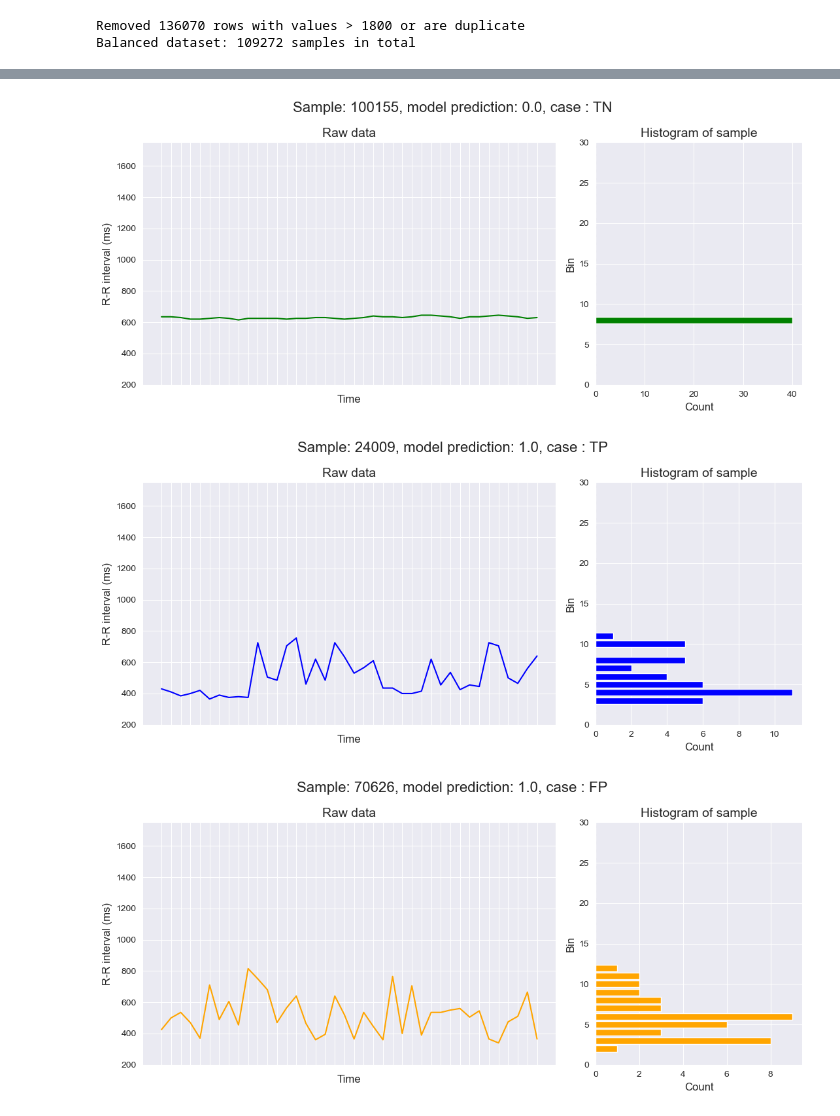
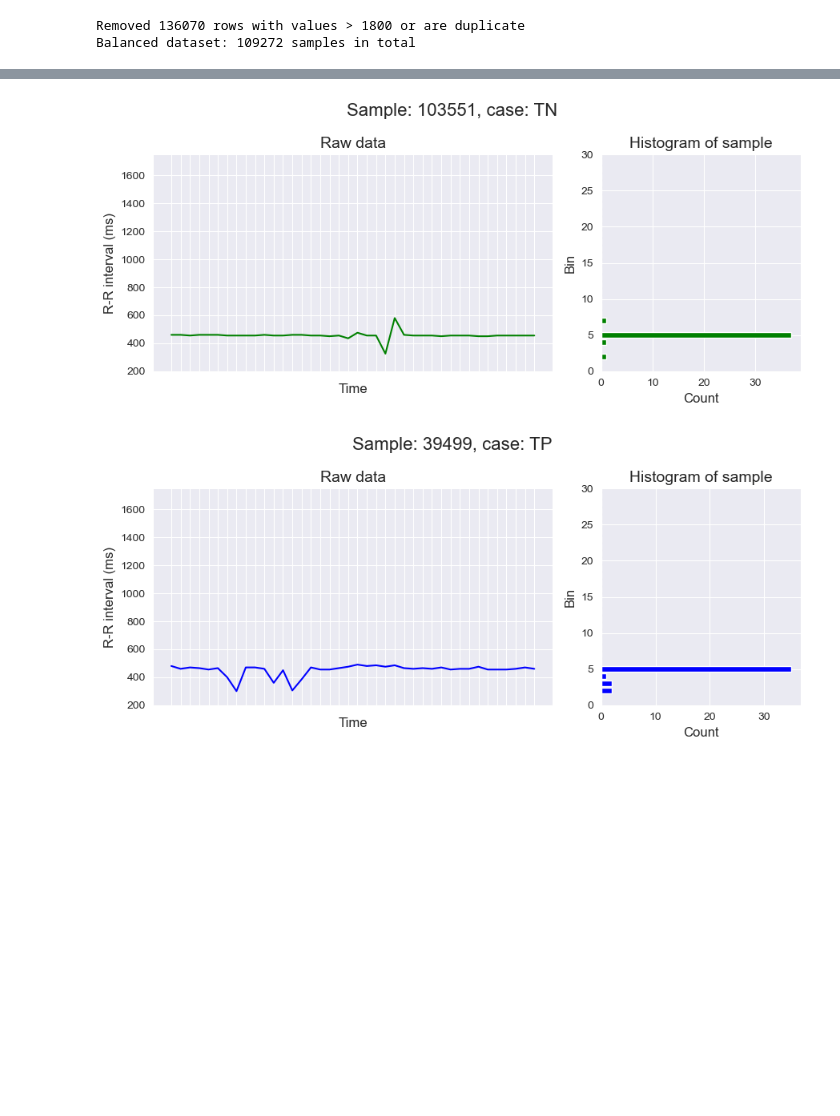
Before and after one commit to gijsdesmit/XAI_project, a Jupyter notebook: Dimensionality_reduction_pipeline.ipynb, the cells around one changed output, grey strips where cells are left out. Drawn from its saved outputs; the diff is of its cells as text; code cells hidden in the pictures; blank space fills up the shorter version.

```diff
--- a/Dimensionality_reduction_pipeline.ipynb
+++ b/Dimensionality_reduction_pipeline.ipynb
@@ -78,6 +78,8 @@ def preprocess_into_bins(x_data):
 
 x_bins_train = preprocess_into_bins(x_raw_train)
 x_bins_test = preprocess_into_bins(x_raw_test)
+x_bins = pd.concat([x_bins_train, x_bins_test], ignore_index=True)
+x_bins = x_bins.sort_values('Sample_id')
 # %%
 # 3. Get predictions of a model
 
@@ -114,11 +150,11 @@ def plot_sample(sample_id, color_case ='cyan'):
     sample_raw = x_raw_test[x_raw_test['Sample_id'] == sample_id]
     sample_bin = x_bins_test[x_bins_test['Sample_id'] == sample_id]
     sample_pred = sample_bin['Prediction'].values[0]
+    sample_gt = sample_bin['Class_Label'].values[0]
     sample_cm_label = sample_bin['CM_Label'].values[0]
 
-
-    fig, axs = plt.subplots(1, 2, figsize=(11, 5), gridspec_kw={'width_ratios': [2, 1]})
-    fig.suptitle(f'Sample: {sample_id}, model prediction: {sample_pred}, case : {sample_cm_label}', fontsize=16)
+    fig, axs = plt.subplots(1, 2, figsize=(9, 4), gridspec_kw={'width_ratios': [2, 1]})
+    fig.suptitle(f'Sample: {sample_id}, case: {sample_cm_label}', fontsize=16)
 
     # Plot the raw data
     axs[0].plot(sample_raw.iloc[0][:-1], color=color_case)
@@ -143,11 +179,18 @@ plot_sample(19796)
 # %%
 # 4. Dimensionality reduction (U-MAP)
-
-
 markers = ['o', 'o', 'x', 'x'] # TP, TN, FP, FN
 
+# It seems that including both the train and test set (meaning all data) in the U-MAP doens't really change much
+
 # Apply UMAP on the test set
-umap_model = umap.UMAP(n_neighbors=20, min_dist=0.9, random_state=random_seed)
-test_result_umap = umap_model.fit_transform(x_bins_test[bin_column_names]) #TODO: ask if we should use the train set as well or only test set
+umap_model = umap.UMAP(n_neighbors=20, min_dist=0.9)#, random_state=random_seed)
+sampling_percentage = 0.20
+all_data_umap = umap_model.fit_transform(x_bins[bin_column_names].sample(frac=sampling_percentage, random_state=random_seed))
+
+test_result_umap = umap_model.transform(x_bins_test[bin_column_names]) #TODO: ask if we should use the train set as well or only test set? maybe only train set to avoid data leakage?
+train_result_umap = umap_model.transform(x_bins_train[bin_column_names])
+
 x_bins_test['UMAP_1'] = test_result_umap[:, 0]
 x_bins_test['UMAP_2'] = test_result_umap[:, 1]
+x_bins_train['UMAP_1'] = train_result_umap[:, 0]
+x_bins_train['UMAP_2'] = train_result_umap[:, 1]
@@ -154,7 +208,6 @@ x_bins_test['UMAP_2'] = test_result_umap[:, 1]
 # %%
 # Plot the U-MAP with the confusion matrix labels
-
-fig, ax = plt.subplots(figsize=(10, 10))
+fig, ax = plt.subplots(figsize=(8, 8))
 fig.suptitle('U-MAP of the test set with confusion matrix labels', fontsize=16)
 
 for i, cm_label in enumerate(['TP', 'TN', 'FP', 'FN']):
@@ -168,8 +221,8 @@ ax.legend()
 
 # plot a square box around the cluster of interest
 ## IMPORTANT, LOWER BOUND FIRST THEN UPPER BOUND
-cluster_x = [6, 8] # U-Map 1 bounds
-cluster_y = [4, 6] # U-Map 2 bounds
+cluster_x = [-11, -9] # U-Map 1 bounds
+cluster_y = [11, 13] # U-Map 2 bounds
 box_color = 'purple'
 ax.plot([cluster_x[0], cluster_x[0]], [cluster_y[0], cluster_y[1]], c=box_color)
 ax.plot([cluster_x[1], cluster_x[1]], [cluster_y[0], cluster_y[1]], c=box_color)
@@ -181,18 +249,18 @@ plt.show()
 # %%
-# From inside the cluster box, sample the following CM_labels
+# From inside the cluster box (in the test data plot), sample the following CM_labels
 cluster_samples = x_bins_test[(x_bins_test['UMAP_1'] > cluster_x[0]) & (x_bins_test['UMAP_1'] < cluster_x[1]) & (x_bins_test['UMAP_2'] > cluster_y[0]) & (x_bins_test['UMAP_2'] < cluster_y[1])]
 cluster_samples['CM_Label'].value_counts() #interesting to see the distribution of the CM labels
 
 #color_map = mcolors.ListedColormap(['blue', 'green', 'red', 'orange']) # TP, TN, FP, FN
 
 #sample each case from the cluster
-#fn_sample_id = cluster_samples[cluster_samples['CM_Label'] == 'FN'].sample(1)['Sample_id'].values[0]
-#tn_sample_id = cluster_samples[cluster_samples['CM_Label'] == 'TN'].sample(1)['Sample_id'].values[0]
+fn_sample_id = cluster_samples[cluster_samples['CM_Label'] == 'FN'].sample(1)['Sample_id'].values[0]
+tn_sample_id = cluster_samples[cluster_samples['CM_Label'] == 'TN'].sample(1)['Sample_id'].values[0]
 tp_sample_id = cluster_samples[cluster_samples['CM_Label'] == 'TP'].sample(1)['Sample_id'].values[0]
-fp_sample_id = cluster_samples[cluster_samples['CM_Label'] == 'FP'].sample(1)['Sample_id'].values[0]
+#fp_sample_id = cluster_samples[cluster_samples['CM_Label'] == 'FP'].sample(1)['Sample_id'].values[0]
 
 plot_sample(fn_sample_id, color_case = 'red')
 plot_sample(tn_sample_id, color_case = 'green')
 plot_sample(tp_sample_id, color_case = 'blue')
-plot_sample(fp_sample_id, color_case = 'orange')
+#plot_sample(fp_sample_id, color_case = 'orange')
 # %% [output]
@@ -200,3 +268,2 @@ plot_sample(fp_sample_id, color_case = 'orange')
-[figure, old version]
+[figure, new version]
-[figure, old version]
+[figure, new version]
-[figure, removed]
```
Also changed, not shown: parts of 11 cells of this notebook.
